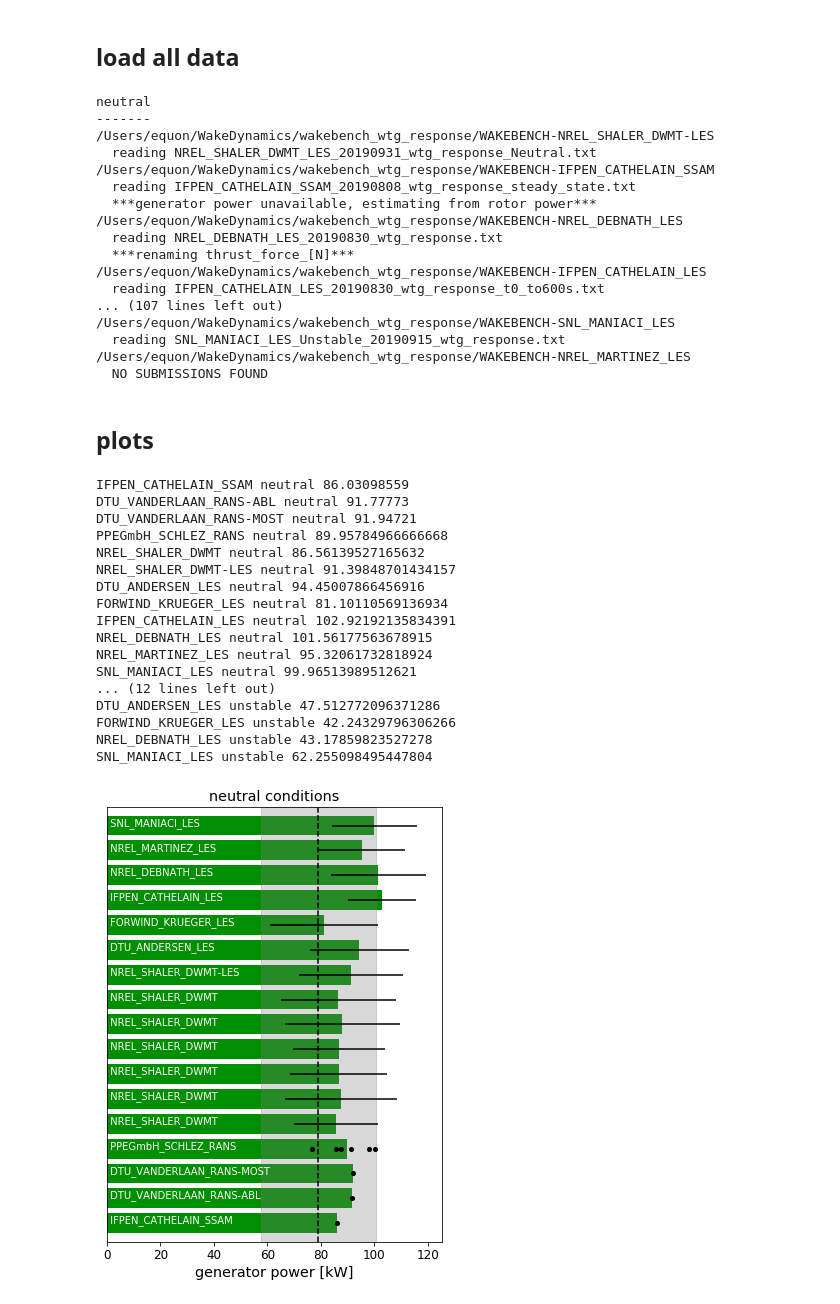
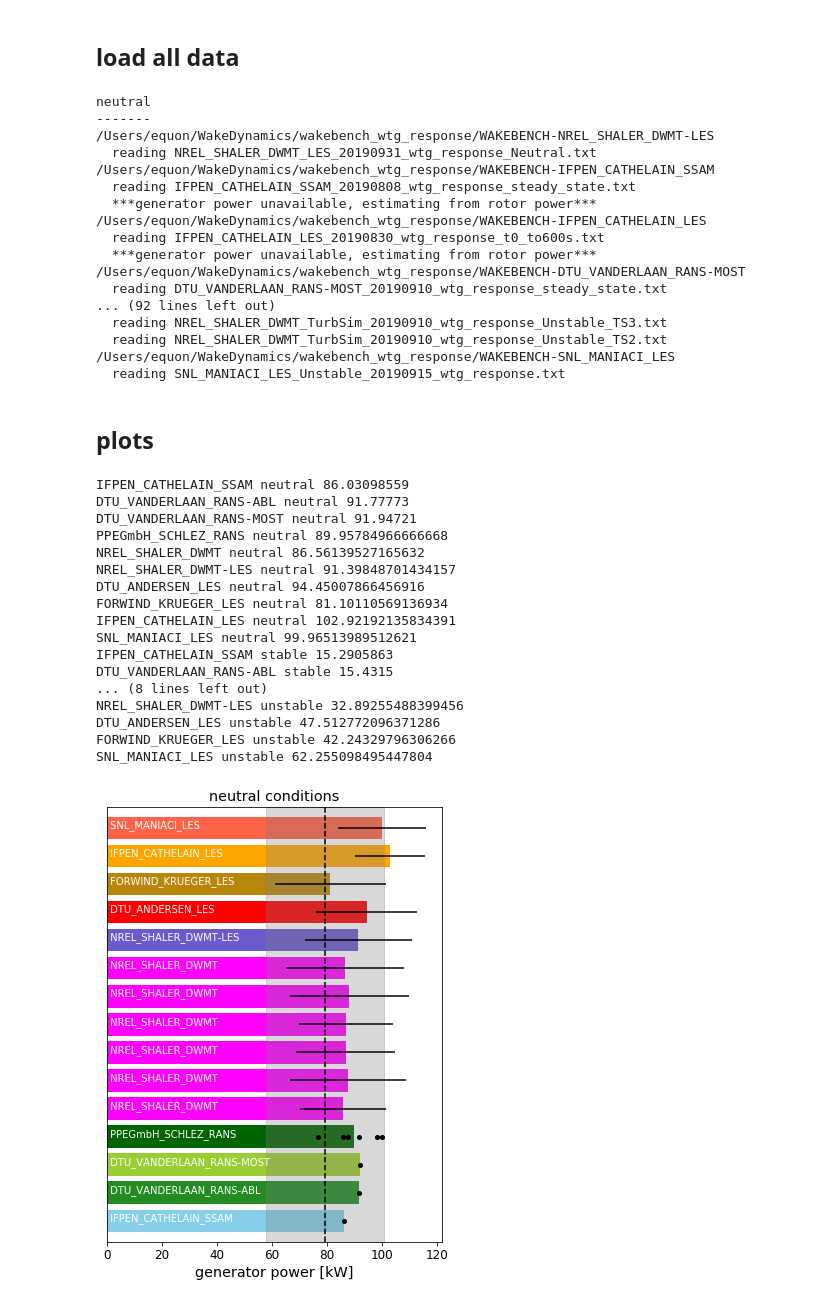
Before and after one commit to NREL/wakebench_swift, a Jupyter notebook: code/turbine_processing/2-compare_turbine_models.ipynb, the cells around one changed output. Saved outputs shown, nothing was run; the diff lists cells and outputs as text; code cells hidden in the pictures.

```diff
--- a/code/turbine_processing/2-compare_turbine_models.ipynb
+++ b/code/turbine_processing/2-compare_turbine_models.ipynb
@@ -134,14 +165,14 @@ def load_turbine_output(dpath,case):
     return data
 # %%
 turbinedata = {}
-for cond in cases.keys():
-    print('\n'+cond)
-    print(len(cond)*'-')
-    turbinedata[cond] = {}
+for case in cases:
+    print('\n'+case)
+    print(len(case)*'-')
+    turbinedata[case] = {}
     for name,dpath in dirpaths.items():
-        data = load_turbine_output(dpath,cond)
+        data = load_turbine_output(dpath,case)
         if data is not None:
-            turbinedata[cond][name] = data
+            turbinedata[case][name] = data
 # %% [output]
 neutral
 -------
@@ -150,84 +181,84 @@ neutral
 /Users/equon/WakeDynamics/wakebench_wtg_response/WAKEBENCH-IFPEN_CATHELAIN_SSAM
   reading IFPEN_CATHELAIN_SSAM_20190808_wtg_response_steady_state.txt
   ***generator power unavailable, estimating from rotor power***
-/Users/equon/WakeDynamics/wakebench_wtg_response/WAKEBENCH-NREL_DEBNATH_LES
-  reading NREL_DEBNATH_LES_20190830_wtg_response.txt
-  ***renaming thrust_force_[N]***
 /Users/equon/WakeDynamics/wakebench_wtg_response/WAKEBENCH-IFPEN_CATHELAIN_LES
   reading IFPEN_CATHELAIN_LES_20190830_wtg_response_t0_to600s.txt
-... (107 lines left out)
+  ***generator power unavailable, estimating from rotor power***
+/Users/equon/WakeDynamics/wakebench_wtg_response/WAKEBENCH-DTU_VANDERLAAN_RANS-MOST
+  reading DTU_VANDERLAAN_RANS-MOST_20190910_wtg_response_steady_state.txt
+... (92 lines left out)
+  reading NREL_SHALER_DWMT_TurbSim_20190910_wtg_response_Unstable_TS3.txt
+  reading NREL_SHALER_DWMT_TurbSim_20190910_wtg_response_Unstable_TS2.txt
 /Users/equon/WakeDynamics/wakebench_wtg_response/WAKEBENCH-SNL_MANIACI_LES
   reading SNL_MANIACI_LES_Unstable_20190915_wtg_response.txt
-/Users/equon/WakeDynamics/wakebench_wtg_response/WAKEBENCH-NREL_MARTINEZ_LES
-  NO SUBMISSIONS FOUND
 # %%
 refdata = {
-    cond: pd.read_csv(os.path.join(refdatadir,cond+'_bootstrap_stats.csv'),index_col=0
+    case: pd.read_csv(os.path.join(refdatadir,case+'_bootstrap_stats.csv'),index_col=0
                       ).rename(index={'GenPwr':GenPwr,'GenTq':GenTq,'rotorRPM':RotSpd})
-    for cond in cases.keys()
+    for case in cases
 }
 # %% [markdown]
 ## plots
 # %%
 output = GenPwr
 
-for cond in cases.keys():
+for case in cases:
 
-    avail = turbinedata[cond]
+    avail = turbinedata[case]
     Nresults = len(avail.keys())
     irow = 0
     fig,ax = plt.subplots(figsize=(6,8))
     for simtype in simtypes:
         for name in sims_of_type[simtype]:
             if name in avail.keys():
-                data = turbinedata[cond][name]
+                data = turbinedata[case][name]
                 if data[0].index.name == 'time_[s]':
                     # list of time histories of all quantities
                     for df in data:
                         # calculate stats
                         mean = df[output].mean()
                         err = df[output].std()
-                        ax.barh(irow, mean, xerr=err, color=cases[cond])
+                        ax.barh(irow, mean, xerr=err, color=colors[name])
                         ax.text(0,irow,' '+name,color='w')
                         irow += 1
                 else:
                     # list of steady-state power values
                     data = [df.loc[output] for df in data]
                     mean = np.mean(data)
-                    ax.barh(irow, mean, color=cases[cond])
+                    ax.barh(irow, mean, color=colors[name])
                     ax.plot(data, len(data)*[irow], 'ko', markersize=4)
                     ax.text(0,irow,' '+name,color='w')
                     irow += 1
-                print(name,cond,mean)
+                print(name,case,mean)
 
-    refmean = refdata[cond].loc[output]['mean']
-    referr = refdata[cond].loc[output]['stdev']
+    refmean = refdata[case].loc[output]['mean']
+    referr = refdata[case].loc[output]['stdev']
     ax.axvline(refmean, color='k', ls='--')
     ax.axvspan(refmean-referr, refmean+referr, color='0.5', alpha=0.3)
 
     ax.tick_params(axis='y',width=0,labelleft=False)
     ax.tick_params(labelsize='large')
     ax.set_ylim((-0.75,irow-0.25))
     ax.set_xlabel(output.replace('_',' '), fontsize='x-large')
-    ax.set_title(cond+' conditions', fontsize='x-large')
+    ax.set_title(case+' conditions', fontsize='x-large')
 
-    fig.savefig('compare_{:s}_{:s}.png'.format(output,cond))
+    fig.savefig('compare_{:s}_{:s}.png'.format(output,case))
 # %% [output]
 IFPEN_CATHELAIN_SSAM neutral 86.03098559
 DTU_VANDERLAAN_RANS-ABL neutral 91.77773
 DTU_VANDERLAAN_RANS-MOST neutral 91.94721
 PPEGmbH_SCHLEZ_RANS neutral 89.95784966666668
 NREL_SHALER_DWMT neutral 86.56139527165632
 NREL_SHALER_DWMT-LES neutral 91.39848701434157
 DTU_ANDERSEN_LES neutral 94.45007866456916
 FORWIND_KRUEGER_LES neutral 81.10110569136934
 IFPEN_CATHELAIN_LES neutral 102.92192135834391
-NREL_DEBNATH_LES neutral 101.56177563678915
-NREL_MARTINEZ_LES neutral 95.32061732818924
 SNL_MANIACI_LES neutral 99.96513989512621
-... (12 lines left out)
+IFPEN_CATHELAIN_SSAM stable 15.2905863
+DTU_VANDERLAAN_RANS-ABL stable 15.4315
+... (8 lines left out)
+NREL_SHALER_DWMT-LES unstable 32.89255488399456
 DTU_ANDERSEN_LES unstable 47.512772096371286
 FORWIND_KRUEGER_LES unstable 42.24329796306266
-NREL_DEBNATH_LES unstable 43.17859823527278
 SNL_MANIACI_LES unstable 62.255098495447804
-[figure, old version]
+[figure, new version]
```
Also changed, not shown: parts of 7 cells of this notebook.
